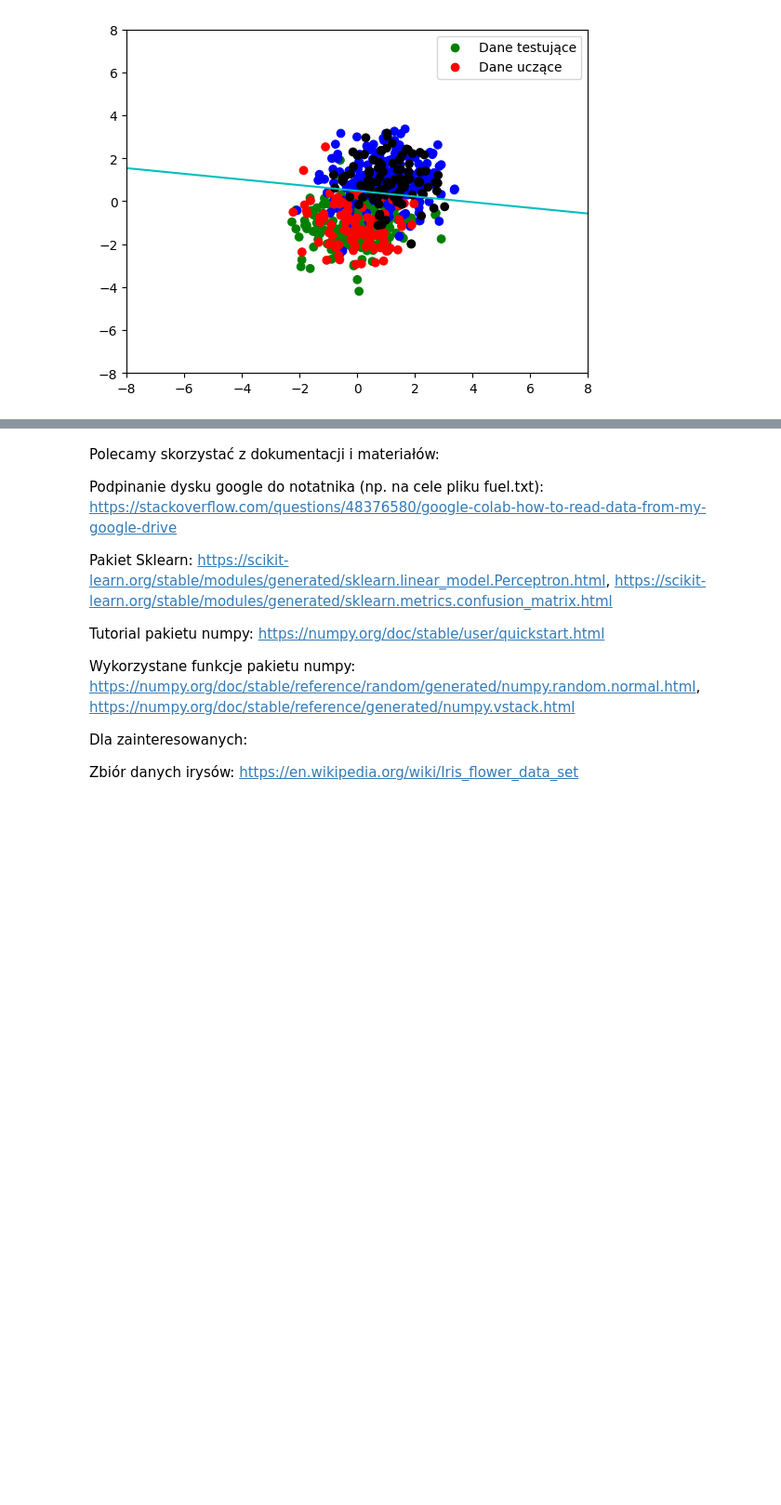
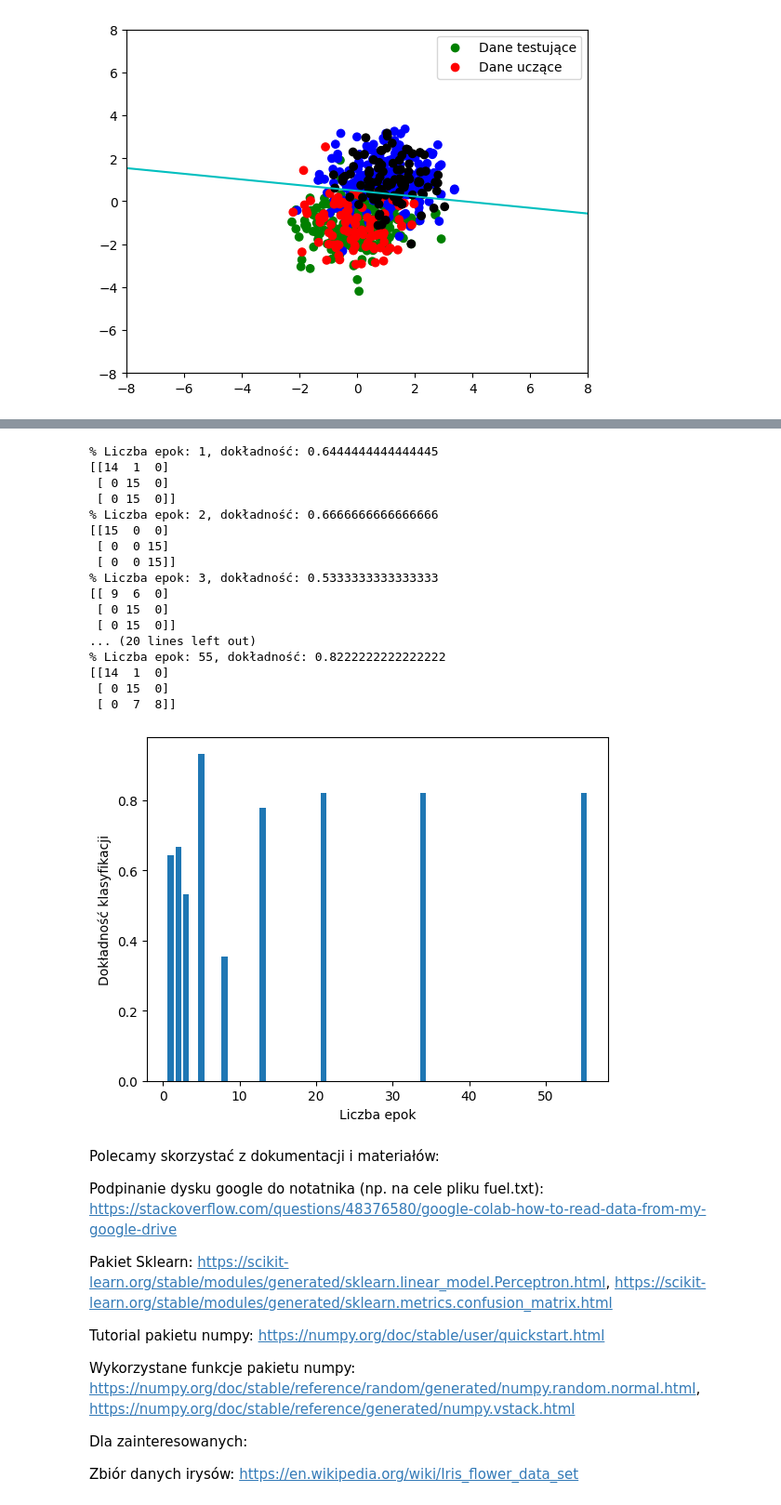
Before and after one commit to KamilPyla/MIO_2023, a Jupyter notebook: lab_01/mio2-perceptrony.ipynb, the cells around one changed output, grey strips where cells are left out. Shown at 93% size. Drawn from its saved outputs; the diff is of its cells as text; code cells hidden in the pictures; blank space fills up the shorter version.

```diff
--- a/lab_01/mio2-perceptrony.ipynb
+++ b/lab_01/mio2-perceptrony.ipynb
@@ -313,3 +508,79 @@ Dokładność dla 100 ilosci prob (dane uczące) : 0.86
+# %%
+from sklearn.datasets import load_iris
+from sklearn.linear_model import Perceptron
+from sklearn.metrics import confusion_matrix
+import numpy as np
+import matplotlib.pyplot as plt
+
+def split_data(ratio, d):
+    data_len = len(d)
+    part_1 = int(ratio*data_len)
+    return d[:part_1], d[part_1:]
+
+data = load_iris()
+
+x_data = data.data
+y_data = data.target
+
+x_k1 = [ x_data[i] for i in range(len(y_data)) if y_data[i] == 0 ]
+x_k2 = [ x_data[i] for i in range(len(y_data)) if y_data[i] == 1 ]
+x_k3 = [ x_data[i] for i in range(len(y_data)) if y_data[i] == 2 ]
+
+random.shuffle(x_k1)
+random.shuffle(x_k2)
+random.shuffle(x_k3)
+
+ratio = 0.7
+
+k1_learn, k1_test = split_data(ratio, x_k1)
+k2_learn, k2_test = split_data(ratio, x_k2)
+k3_learn, k3_test = split_data(ratio, x_k3)
+
+x_learn = np.concatenate((k1_learn, k2_learn, k3_learn))
+y_learn = np.concatenate((np.array([0]*len(k1_learn)), np.array([1]*len(k2_learn)), np.array([2]*len(k1_learn))))
+
+x_test = np.concatenate((k1_test, k2_test, k3_test))
+y_test = np.concatenate((np.array([0]*len(k1_test)), np.array([1]*len(k2_test)), np.array([2]*len(k1_test))))
+
+x = []
+y = []
+
+for n_iter in [1, 2, 3, 5, 8, 13, 21, 34, 55]:
+    neuron = Perceptron(tol=1e-5, max_iter = n_iter, early_stopping=False)
+    neuron.fit(x_learn, y_learn)
+    score = neuron.score(x_test, y_test)
+
+    print(f'% Liczba epok: {n_iter}, dokładność: {score}')
+
+    y_predicted = neuron.predict(x_test)
+    confusion_matrix_model = confusion_matrix(y_test, y_predicted)
+    print(confusion_matrix_model)
+    x.append(n_iter)
+    y.append(score)
+
+plt.bar(x,y, label=x)
+plt.xlabel('Liczba epok')
+plt.ylabel('Dokładność klasyfikacji')
+plt.show()
+# %% [output]
+% Liczba epok: 1, dokładność: 0.6444444444444445
+[[14  1  0]
+ [ 0 15  0]
+ [ 0 15  0]]
+% Liczba epok: 2, dokładność: 0.6666666666666666
+[[15  0  0]
+ [ 0  0 15]
+ [ 0  0 15]]
+% Liczba epok: 3, dokładność: 0.5333333333333333
+[[ 9  6  0]
+ [ 0 15  0]
+ [ 0 15  0]]
+... (20 lines left out)
+% Liczba epok: 55, dokładność: 0.8222222222222222
+[[14  1  0]
+ [ 0 15  0]
+ [ 0  7  8]]
+[figure, added]
 # %% [markdown]
 
 Polecamy skorzystać z dokumentacji i materiałów:
```
Also changed, not shown: parts of 7 cells of this notebook, 7 other files.
